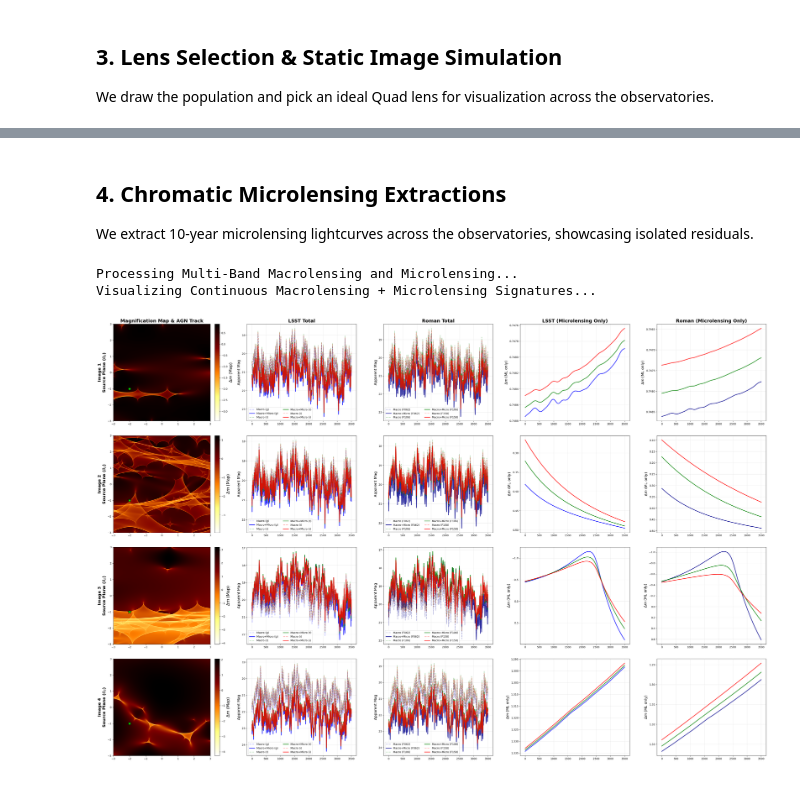
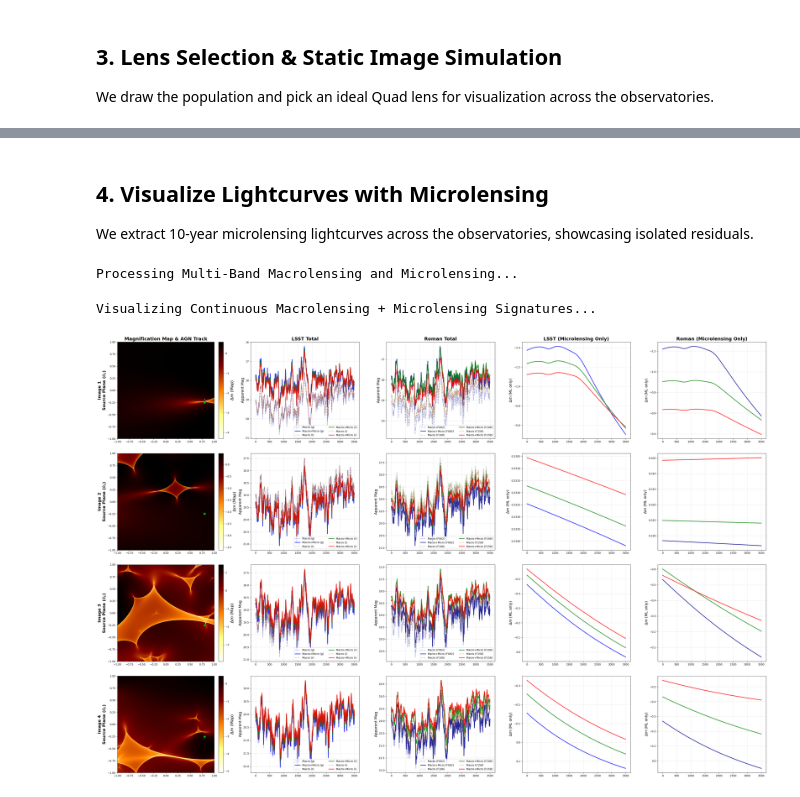
Before and after one commit to LSST-strong-lensing/slsim, a Jupyter notebook: notebooks/ERL_lensed_AGN_sims.ipynb, the cells around one changed output, grey strips where cells are left out. Drawn from its saved outputs; the diff is of its cells as text; code cells hidden in the pictures.

```diff
--- a/notebooks/ERL_lensed_AGN_sims.ipynb
+++ b/notebooks/ERL_lensed_AGN_sims.ipynb
@@ -255,5 +214,5 @@ LENS SYSTEM: z_s=2.6560 | z_l=1.5750 | R_E=0.9465 arcsec
 # %% [markdown]
-## 4. Chromatic Microlensing Extractions
+## 4. Visualize Lightcurves with Microlensing
 We extract 10-year microlensing lightcurves across the observatories, showcasing isolated residuals.
 # %%
 compare_lsst = ["g", "r", "i"]
@@ -271,21 +230,21 @@ theta_E_micro = theta_E_micro_arcsec.value
 kwargs_micro = {
     "kwargs_magnification_map": {
         "theta_star": theta_E_micro,
-        "half_length_x": 3 * theta_E_micro,
-        "half_length_y": 3 * theta_E_micro,
-        "num_pixels_x": 2000,
-        "num_pixels_y": 2000,
+        "half_length_x": 1 * theta_E_micro,
+        "half_length_y": 1 * theta_E_micro,
+        "num_pixels_x": 1000,
+        "num_pixels_y": 1000,
     },
     "point_source_morphology": "agn",
     "kwargs_source_morphology": {},
 }
 
 # Recompute magmaps
-# del lens_class._microlensing_model_class[0]
+# lens_class.reset_microlensing_model_class(0)
 # Reset track starting position
-# lens_class.microlensing_model_class(0).reset_start_position(
-#     x_start_position=-2 * theta_E_micro, y_start_position=-1 * theta_E_micro
-# )
+lens_class.microlensing_model_class(0).reset_start_position(
+    x_start_position=0.8 * theta_E_micro, y_start_position=-0.25 * theta_E_micro
+)
 
 print("Processing Multi-Band Macrolensing and Microlensing...")
 lsst_macro, lsst_micro, roman_macro, roman_micro = {}, {}, {}, {}
@@ -437,32 +396,32 @@ for i in range(num_images):
             color=c,
             lw=2.5,
             alpha=0.8,
             label=f"ML Only ({band})",
         )
 
     ax_roman.invert_yaxis()
     ax_roman_ml.invert_yaxis()
     ax_roman.set_ylabel("Apparent Mag", fontsize=14)
     ax_roman_ml.set_ylabel(r"$\Delta m$ (ML only)", fontsize=14)
     ax_roman.legend(fontsize=10, ncol=2)
     ax_roman.grid(True, alpha=0.3)
     ax_roman_ml.grid(True, alpha=0.3)
 
     if i == 0:
         ax_map.set_title(
             "Magnification Map & AGN Track", fontsize=18, fontweight="bold"
         )
         ax_lsst.set_title("LSST Total", fontsize=18, fontweight="bold")
         ax_roman.set_title("Roman Total", fontsize=18, fontweight="bold")
         ax_lsst_ml.set_title("LSST (Microlensing Only)", fontsize=18, fontweight="bold")
         ax_roman_ml.set_title(
             "Roman (Microlensing Only)", fontsize=18, fontweight="bold"
         )
 
 plt.tight_layout()
 plt.subplots_adjust(wspace=0.25, hspace=0.15)
 plt.show()
 # %% [output]
 Processing Multi-Band Macrolensing and Microlensing...
-Visualizing Continuous Macrolensing + Microlensing Signatures...
+Visualizing Continuous Macrolensing + Microlensing Signatures...
-[figure, old version]
+[figure, new version]
```
Also changed, not shown: parts of 3 cells of this notebook, 7 other files.
